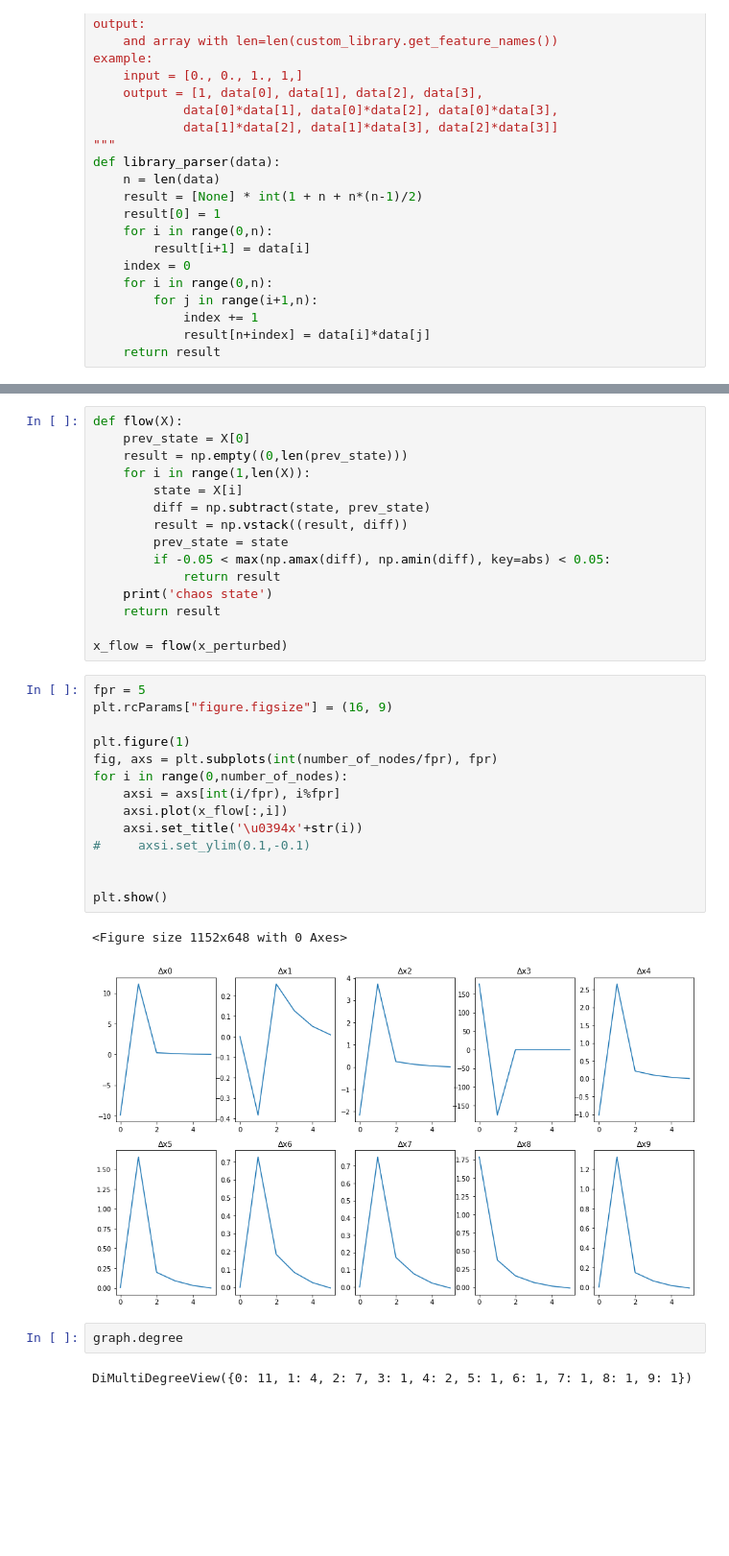
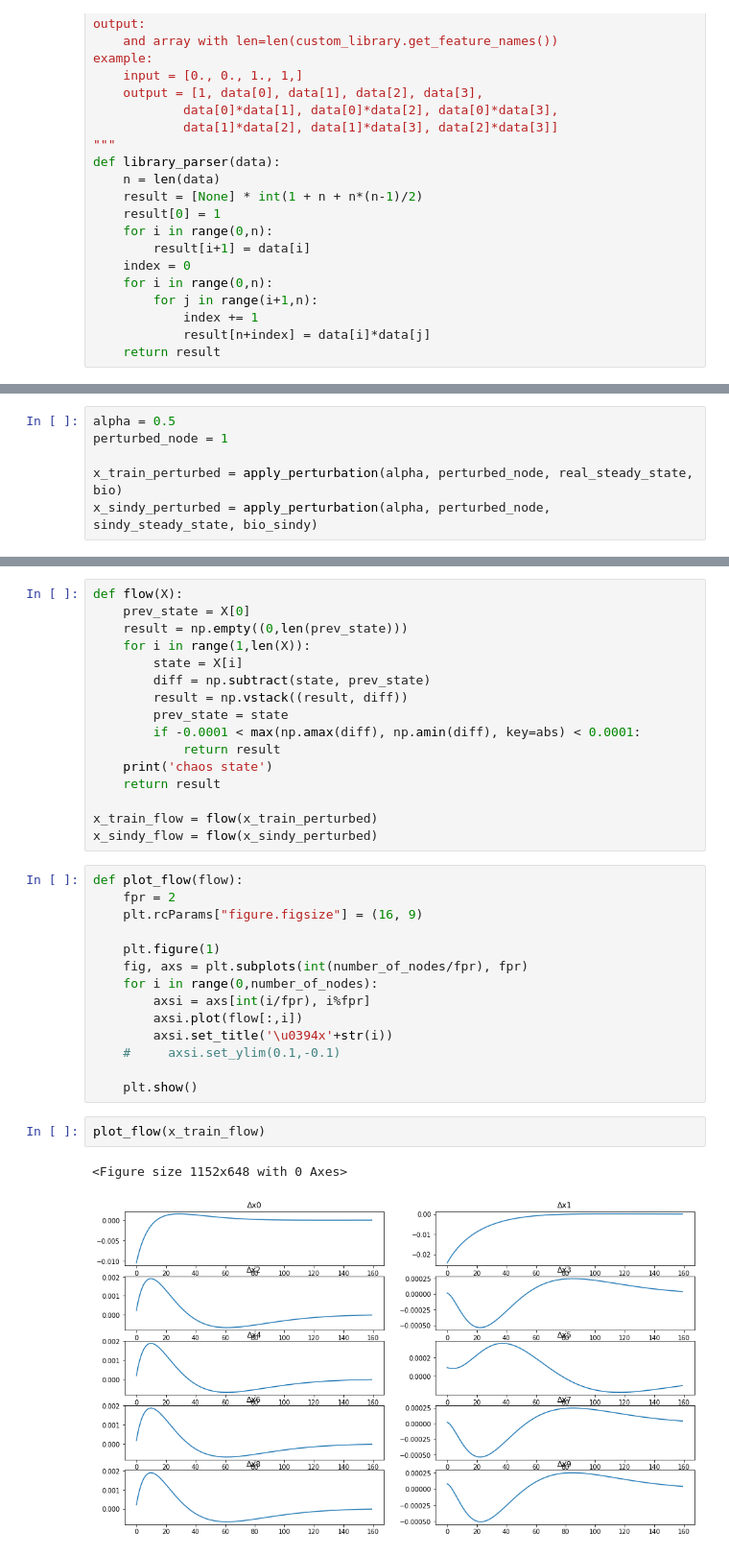
Before and after one commit to aliydgr/ms-thesis, a Jupyter notebook: information-flow-sindy.ipynb, the cells around one changed output, grey strips where cells are left out. Shown at 96% size. Cells and saved outputs as stored; diff of their text form; blank space fills up the shorter version.

Commit message:
Compare the sindy output with real output + Fix a bug in G calculation

```diff
--- a/information-flow-sindy.ipynb
+++ b/information-flow-sindy.ipynb
@@ -136,0 +131,6 @@ perturbed_steady_state: [2.68146685 2.68145985 2.68145302 2.68144636 2.68143987
+# %%
+alpha = 0.5
+perturbed_node = 1
+
+x_train_perturbed = apply_perturbation(alpha, perturbed_node, real_steady_state, bio)
+x_sindy_perturbed = apply_perturbation(alpha, perturbed_node, sindy_steady_state, bio_sindy)
@@ -143,30 +155,29 @@ def flow(X):
         diff = np.subtract(state, prev_state)
         result = np.vstack((result, diff))
         prev_state = state
-        if -0.05 < max(np.amax(diff), np.amin(diff), key=abs) < 0.05:
+        if -0.0001 < max(np.amax(diff), np.amin(diff), key=abs) < 0.0001:
             return result
     print('chaos state')
     return result
 
-x_flow = flow(x_perturbed)
+x_train_flow = flow(x_train_perturbed)
+x_sindy_flow = flow(x_sindy_perturbed)
 # %%
-fpr = 5
-plt.rcParams["figure.figsize"] = (16, 9)
+def plot_flow(flow):
+    fpr = 2
+    plt.rcParams["figure.figsize"] = (16, 9)
 
-plt.figure(1)
-fig, axs = plt.subplots(int(number_of_nodes/fpr), fpr)
-for i in range(0,number_of_nodes):
-    axsi = axs[int(i/fpr), i%fpr]
-    axsi.plot(x_flow[:,i])
-    axsi.set_title('\u0394x'+str(i))
-#     axsi.set_ylim(0.1,-0.1)
+    plt.figure(1)
+    fig, axs = plt.subplots(int(number_of_nodes/fpr), fpr)
+    for i in range(0,number_of_nodes):
+        axsi = axs[int(i/fpr), i%fpr]
+        axsi.plot(flow[:,i])
+        axsi.set_title('\u0394x'+str(i))
+    #     axsi.set_ylim(0.1,-0.1)
 
-
-plt.show()
+    plt.show()
-# %% [output]
-<Figure size 1152x648 with 0 Axes>
-[figure, removed]
-# %%
-graph.degree
-# %% [output]
-DiMultiDegreeView({0: 11, 1: 4, 2: 7, 3: 1, 4: 2, 5: 1, 6: 1, 7: 1, 8: 1, 9: 1})
+# %%
+plot_flow(x_train_flow)
+# %% [output]
+<Figure size 1152x648 with 0 Axes>
+[figure, added]
```
Also changed, not shown: parts of 13 cells of this notebook.
